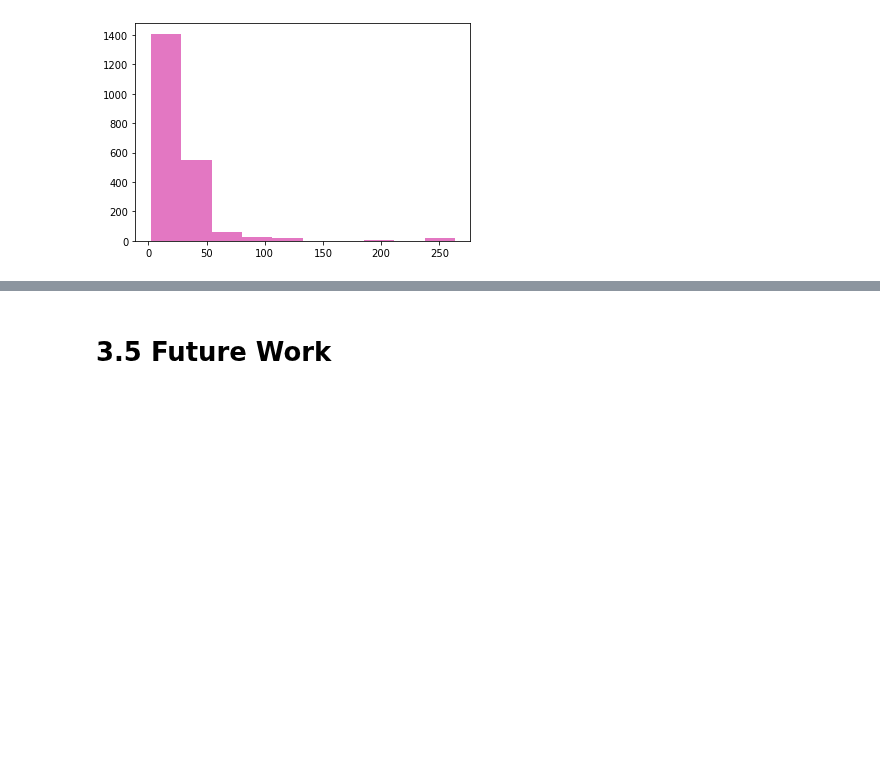
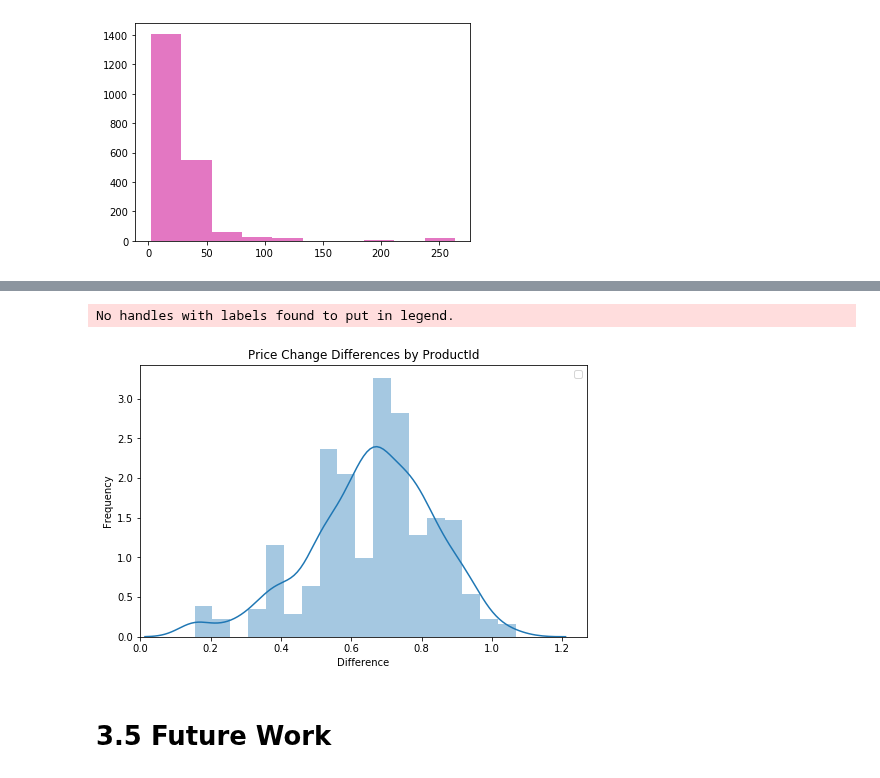
Before and after one commit to eannefawcett/Northwind-Database-Exploration, a Jupyter notebook: Product Price and OrderDetail Price.ipynb, the cells around one changed output, grey strips where cells are left out. Saved outputs shown, nothing was run; the diff lists cells and outputs as text; code cells hidden in the pictures; blank space fills up the shorter version.

Commit message:
question 3 graph prettiness

```diff
--- a/Product Price and OrderDetail Price.ipynb
+++ b/Product Price and OrderDetail Price.ipynb
@@ -636,3 +656,15 @@ sns.distplot(no_outliers[no_outliers['Difference'] != 0]['Difference']);
+# %%
+# differences in price
+fig04 = plt.figure(figsize=(8,5))
+ax = fig04.add_subplot(111)
+ax.axes.set_title('Price Change Differences by ProductId')
+ax.axes.set_ylabel('Frequency')
+ax.axes.set_xlabel('Difference')
+ax1 = sns.distplot(no_outliers[no_outliers['Difference'] != 0]['Difference'], ax=ax).set_xlim(0)
+ax.axes.legend();
+# %% [output]
+No handles with labels found to put in legend.
+[figure, added]
 # %% [markdown]
 # 3.5 Future Work<a id='Future Work'></a>
 # %% [markdown]
```
Also changed, not shown: parts of 20 cells of this notebook, 1 other file.
